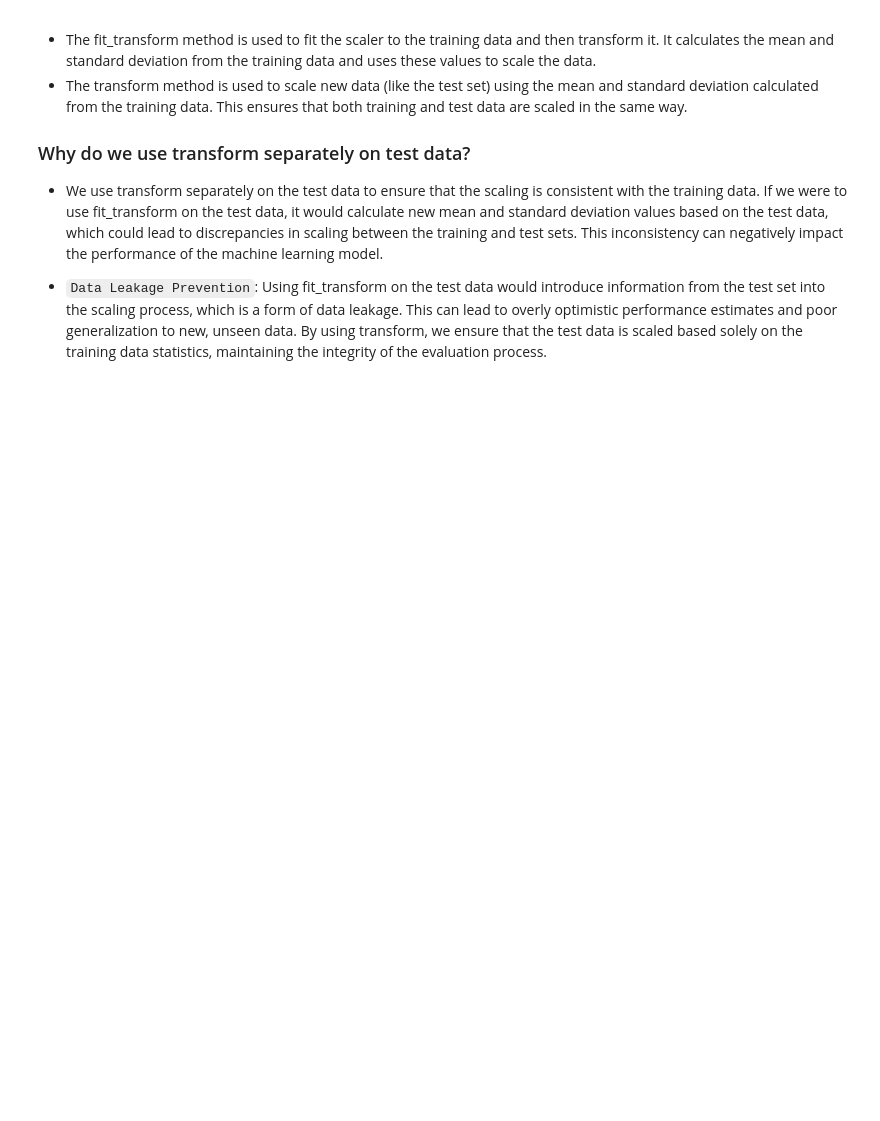
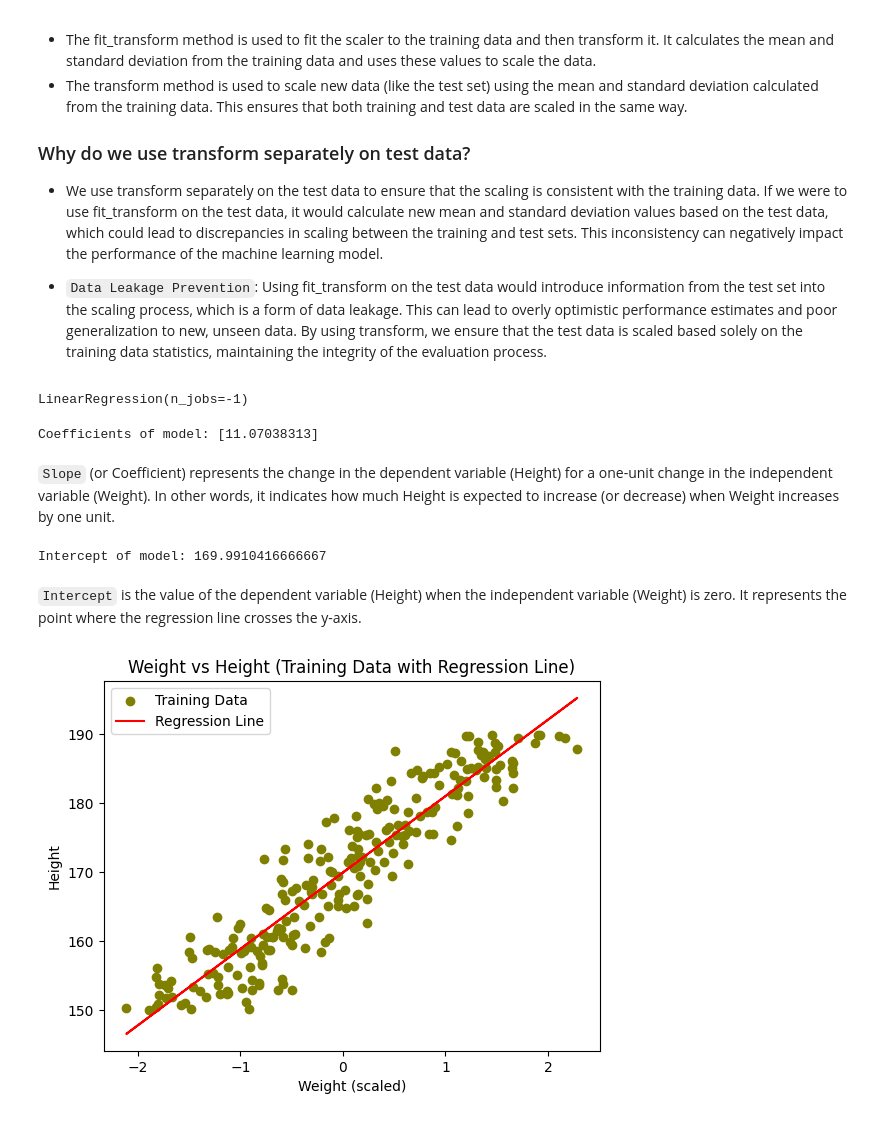
Before and after one commit to DevRitesh08/Machine-Learning-From-Scratch, a Jupyter notebook: experiments/Simple-Linear-Regression.ipynb, the cells around one changed output. Saved outputs shown, nothing was run; the diff lists cells and outputs as text; code cells hidden in the pictures; blank space fills up the shorter version.

```diff
--- a/experiments/Simple-Linear-Regression.ipynb
+++ b/experiments/Simple-Linear-Regression.ipynb
@@ -119,0 +118,2 @@ model.fit(x_train_scaled, y_train)
+# %%
+model = LinearRegression(n_jobs=-1) # n_jobs=-1 means use all available CPU cores for training
@@ -119,0 +123,27 @@ model.fit(x_train_scaled, y_train)
+# %%
+model.fit(x_train_scaled, y_train)
+# %% [output]
+LinearRegression(n_jobs=-1)
+# %%
+print("Coefficients or slope of model:", model.coef_)
+# %% [output]
+Coefficients of model: [11.07038313]
+# %% [markdown]
+`Slope` (or Coefficient) represents the change in the dependent variable (Height) for a one-unit change in the independent variable (Weight). In other words, it indicates how much Height is expected to increase (or decrease) when Weight increases by one unit.
+# %%
+print("Intercept of model:", model.intercept_)
+# %% [output]
+Intercept of model: 169.9910416666667
+# %% [markdown]
+`Intercept` is the value of the dependent variable (Height) when the independent variable (Weight) is zero. It represents the point where the regression line crosses the y-axis.
+# %%
+# visualize the regression line with training data
+plt.scatter(x_train_scaled, y_train, color='olive',label='Training Data')
+plt.plot(x_train_scaled, model.predict(x_train_scaled), color='red', label='Regression Line')
+plt.title('Weight vs Height (Training Data with Regression Line)')
+plt.xlabel('Weight (scaled)')
+plt.ylabel('Height')
+plt.legend()
+plt.show()
+# %% [output]
+[figure, added]
```
Also changed, not shown: parts of 17 cells of this notebook.
